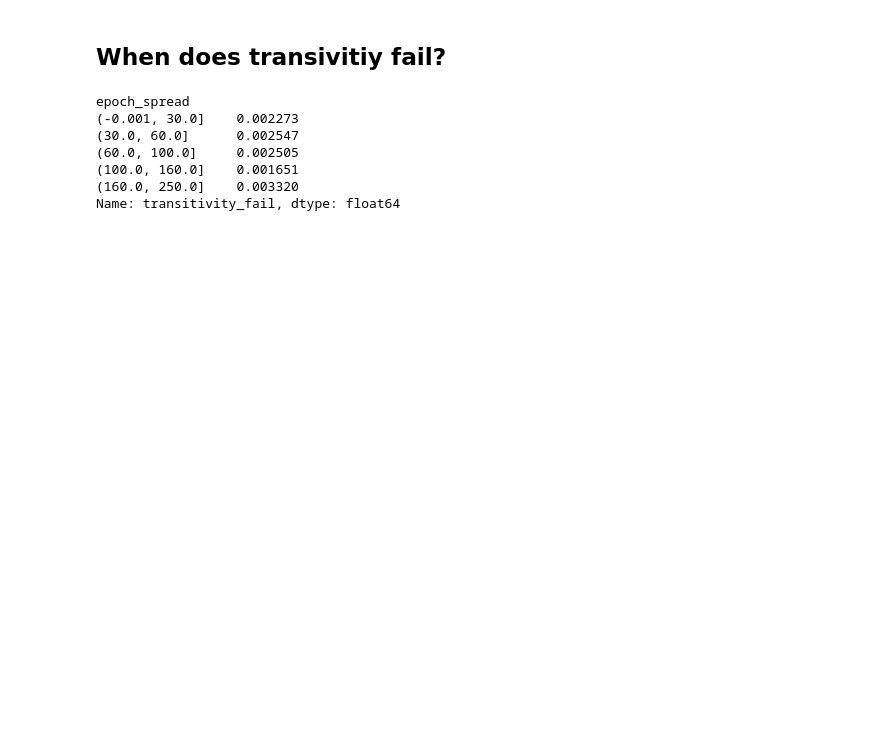
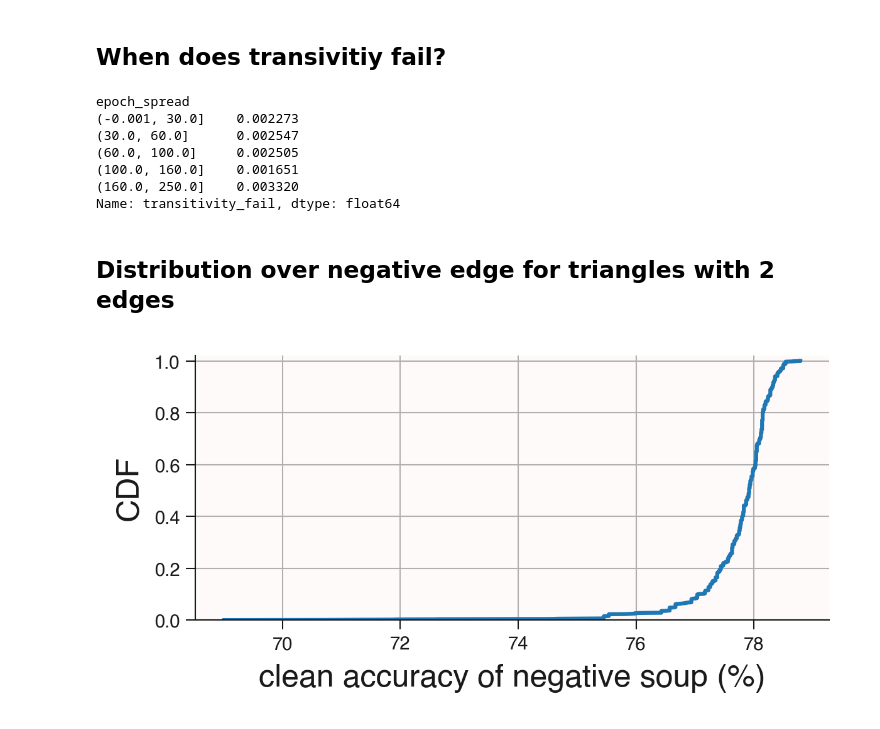
Before and after one commit to chipnbits/too-salty, a Jupyter notebook: notebooks/4. Transitivity.ipynb, the cells around one changed output. Saved outputs shown, nothing was run; the diff lists cells and outputs as text; code cells hidden in the pictures; blank space fills up the shorter version.

Commit message:
pierre final iclr figures

```diff
--- a/notebooks/4. Transitivity.ipynb
+++ b/notebooks/4. Transitivity.ipynb
@@ -463,3 +463,50 @@ epoch_spread
 (100.0, 160.0]    0.001651
 (160.0, 250.0]    0.003320
 Name: transitivity_fail, dtype: float64
+# %% [markdown]
+## Distribution over negative edge for triangles with 2 edges
+# %%
+neg_edge_soup_acc = []
+
+for _, r in tri_df.iterrows():
+    ab = gain_lookup.get(tuple(sorted((r['A'], r['B']))))
+    ac = gain_lookup.get(tuple(sorted((r['A'], r['C']))))
+    bc = gain_lookup.get(tuple(sorted((r['B'], r['C']))))
+
+    if ab is None or ac is None or bc is None:
+        continue
+
+    # exactly two positive edges, so exactly one negative edge
+    if ab + ac + bc == 2:
+        if ab == 0:
+            u, v = sorted((r['A'], r['B']))
+        elif ac == 0:
+            u, v = sorted((r['A'], r['C']))
+        else:
+            u, v = sorted((r['B'], r['C']))
+
+        neg_edge_soup_acc.append(
+            soups.loc[
+                (soups['u'] == u) & (soups['v'] == v),
+                'clean_accuracy'
+            ].iloc[0]
+        )
+
+neg_edge_soup_acc = np.array(neg_edge_soup_acc)
+neg_edge_soup_acc = neg_edge_soup_acc[~np.isnan(neg_edge_soup_acc)]
+# %%
+acc_sorted = np.sort(neg_edge_soup_acc)
+cdf = np.arange(1, acc_sorted.size + 1) / acc_sorted.size
+
+fig, ax = plt.subplots(figsize=(4,2))
+ax.plot(acc_sorted, cdf)
+
+ax.set_xlabel('clean accuracy of negative soup (%)', fontsize=12)
+ax.set_ylabel('CDF', fontsize=12)
+ax.set_ylim(0, 1.02)
+
+plt.tight_layout()
+plt.savefig('../iclr_report/figures/transitivity_neg_edge_acc_cdf.pdf')
+plt.show()
+# %% [output]
+[figure, added]
```
Also changed, not shown: parts of 7 cells of this notebook, 5 other files.
